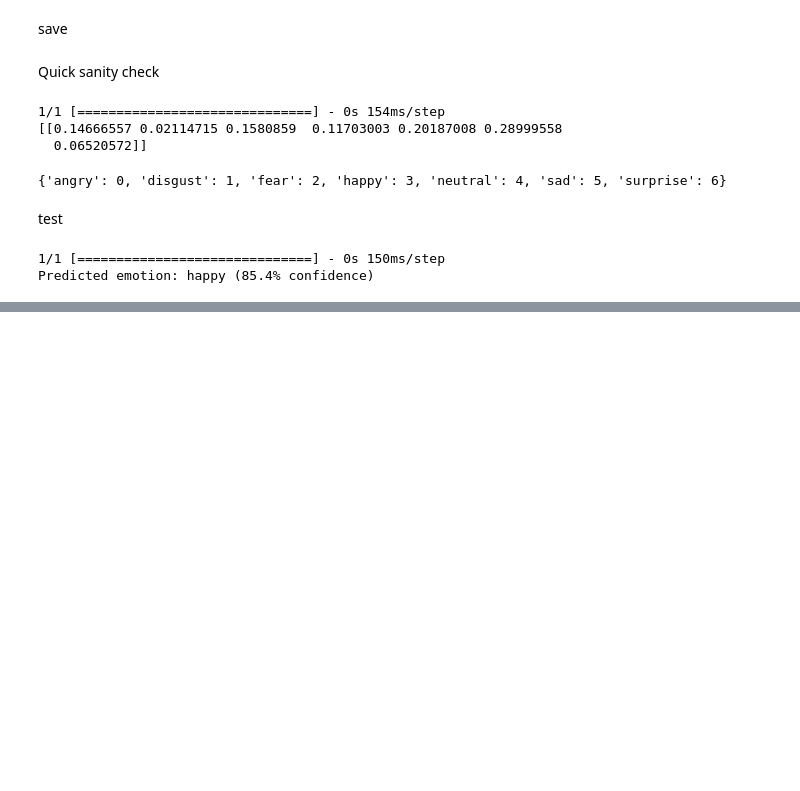
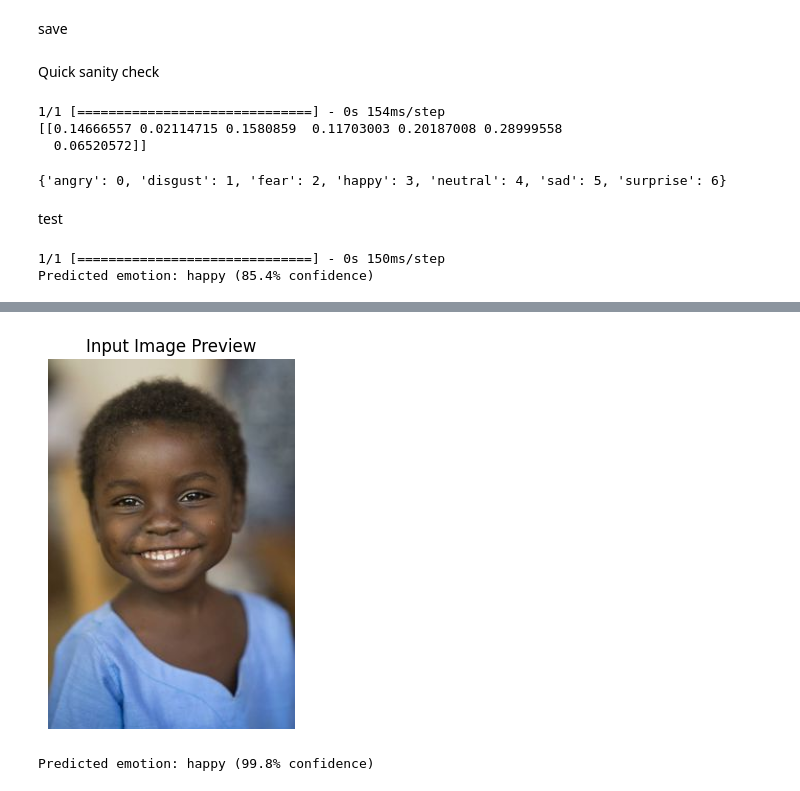
Before and after one commit to Shadhujan/Baseline_FER, a Jupyter notebook: Baseline_FER_Model_55perc_09_05_2025_123200.ipynb, the cells around one changed output, grey strips where cells are left out. Cells and saved outputs as stored; diff of their text form; code cells hidden in the pictures; blank space fills up the shorter version.

Commit message:
test images added

```diff
--- a/Baseline_FER_Model_55perc_09_05_2025_123200.ipynb
+++ b/Baseline_FER_Model_55perc_09_05_2025_123200.ipynb
@@ -336,0 +361,65 @@ Predicted emotion: happy (85.4% confidence)
+# %%
+import os
+import cv2
+import numpy as np
+from mtcnn import MTCNN
+from tensorflow.keras.models import load_model
+import matplotlib.pyplot as plt
+import matplotlib.image as mpimg
+
+
+# Load model & detector once
+# model = load_model('FER_model.h5')
+model = load_model('16052025_FER-2013\emotion_model_last.h5')
+detector = MTCNN()
+# Define emotion labels mapping (based on FER2013 dataset)
+idx2label = {
+    0: 'angry',
+    1: 'disgust',
+    2: 'fear',
+    3: 'happy',
+    4: 'neutral',
+    5: 'sad',
+    6: 'surprise'
+}
+
+def predict_emotion(image_path):
+    # 0) Check that it exists on disk
+    if not os.path.isfile(image_path):
+        raise FileNotFoundError(f"Image not found: {image_path}")
+
+    # 1) Read & convert to RGB
+    img_bgr = cv2.imread(image_path, cv2.IMREAD_COLOR)
+    if img_bgr is None:
+        raise ValueError(f"cv2.imread failed for {image_path}")
+    img_rgb = cv2.cvtColor(img_bgr, cv2.COLOR_BGR2RGB)
+
+    # 2) Detect face & crop
+    faces = detector.detect_faces(img_rgb)
+    if not faces:
+        raise ValueError("No face detected in the image.")
+    x,y,w,h = faces[0]['box']
+    face = img_rgb[y:y+h, x:x+w]
+
+    # 3) Resize & normalize
+    face = cv2.resize(face, (48,48))
+    face = face.astype('float32') / 255.0
+
+    # 4) Predict
+    probs = model.predict(np.expand_dims(face, 0))[0]
+    best_idx = np.argmax(probs)
+    return idx2label[best_idx], float(probs[best_idx])
+
+# Example usage
+img_path = 'testing images\HappyKid.jpg'
+label, confidence = predict_emotion(img_path)
+
+# Preview the image before prediction
+img = mpimg.imread(img_path)
+plt.imshow(img)
+plt.axis('off')
+plt.title('Input Image Preview')
+plt.show()
+
+print(f"Predicted emotion: {label} ({confidence*100:.1f}% confidence)")
+# %% [output]
@@ -336,0 +429,2 @@ Predicted emotion: happy (85.4% confidence)
+[figure, added]
+Predicted emotion: happy (99.8% confidence)
```
Also changed, not shown: parts of 3 cells of this notebook, 7 other files.
